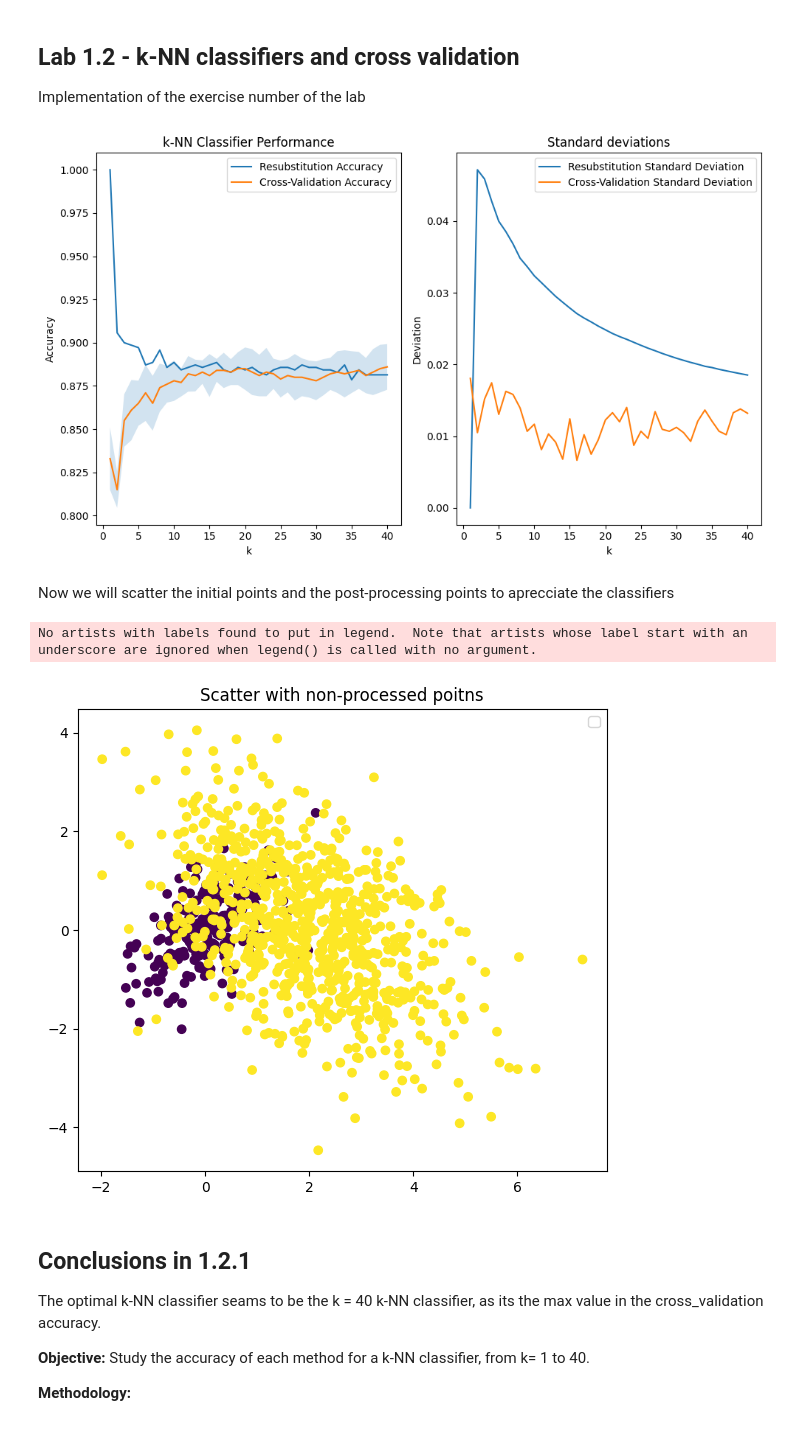
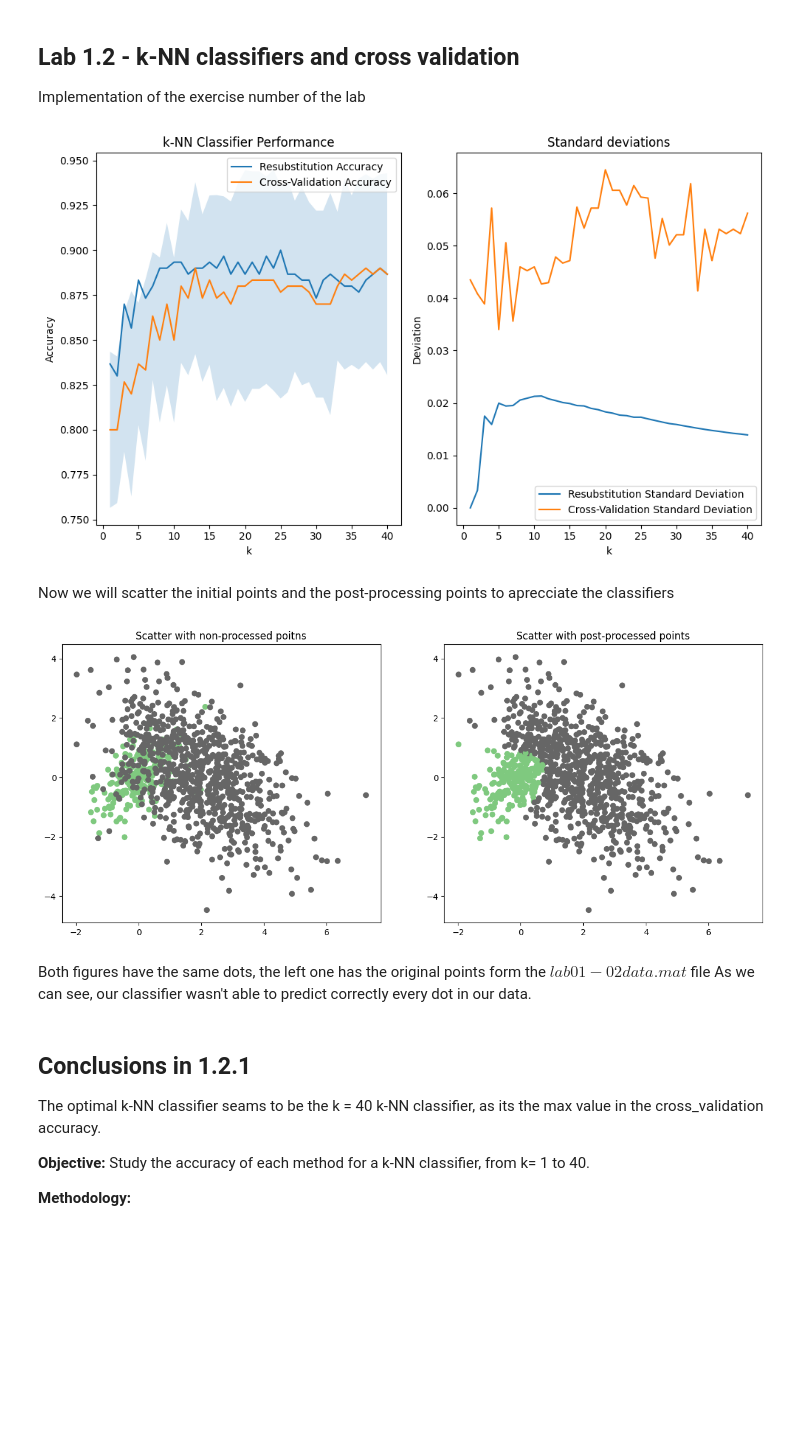
Before and after one commit to Alejandro-GDLF/DMandML, a Jupyter notebook: Pr1/Answer.ipynb, the cells around one changed output. Drawn from its saved outputs; the diff is of its cells as text; code cells hidden in the pictures; blank space fills up the shorter version.

Commit message:
changed train data to test data when we check the std desviations -Pr1 -MDAM

```diff
--- a/Pr1/Answer.ipynb
+++ b/Pr1/Answer.ipynb
@@ -108,12 +108,12 @@ for k in k_values:
     knn.fit(X_train, y_train)
 
     # Resubstitution accuracy
-    resub_acc = knn.score(X_train, y_train)
+    resub_acc = knn.score(X_test, y_test)
     resubstitution_accuracies.append(resub_acc)
     resubstitution_std_devs.append(np.std(resubstitution_accuracies))
 
     # Cross-validation accuracy and standard deviation
-    cv_scores = cross_val_score(knn, Adata, Alab, cv=5)
+    cv_scores = cross_val_score(knn, X_test, y_test, cv=5)
     cv_accuracies.append(np.mean(cv_scores))
     cv_std_devs.append(np.std(cv_scores))
 
@@ -141,26 +141,26 @@ plt.title('Standard deviations')
 plt.tight_layout()
 plt.show()
 # %% [output]
-[figure, old version]
+[figure, new version]
 # %% [markdown]
 Now we will scatter the initial points and the post-processing points to aprecciate the classifiers
 # %%
 plt.figure(figsize=(15, 6))
 # Scatter with the original poitns
 plt.subplot(1, 2, 1)
-plt.scatter(Adata[:,0], Adata[:,1], c=Alab)
-plt.legend()
+plt.scatter(Adata[:,0], Adata[:,1], c=Alab, cmap='Accent')
 plt.title('Scatter with non-processed poitns')
 # Scatter with the post-processed points
 plt.subplot(1, 2, 2)
-plt.scatter()
-plt.legend()
+plt.scatter(Adata[:,0], Adata[:,1], c=knn.predict(Adata), cmap='Accent')
 plt.title('Scatter with post-processed points')
 #
 plt.show()
 # %% [output]
-No artists with labels found to put in legend.  Note that artists whose label start with an underscore are ignored when legend() is called with no argument.
-[figure, old version]
+[figure, new version]
+# %% [markdown]
+Both figures have the same dots, the left one has the original points form the $lab01-02data.mat$ file
+As we can see, our classifier wasn't able to predict correctly every dot in our data.
 # %% [markdown]
 ## Conclusions in 1.2.1
 The optimal k-NN classifier seams to be the k = 40 k-NN classifier, as its the max value in the cross_validation accuracy.
```
